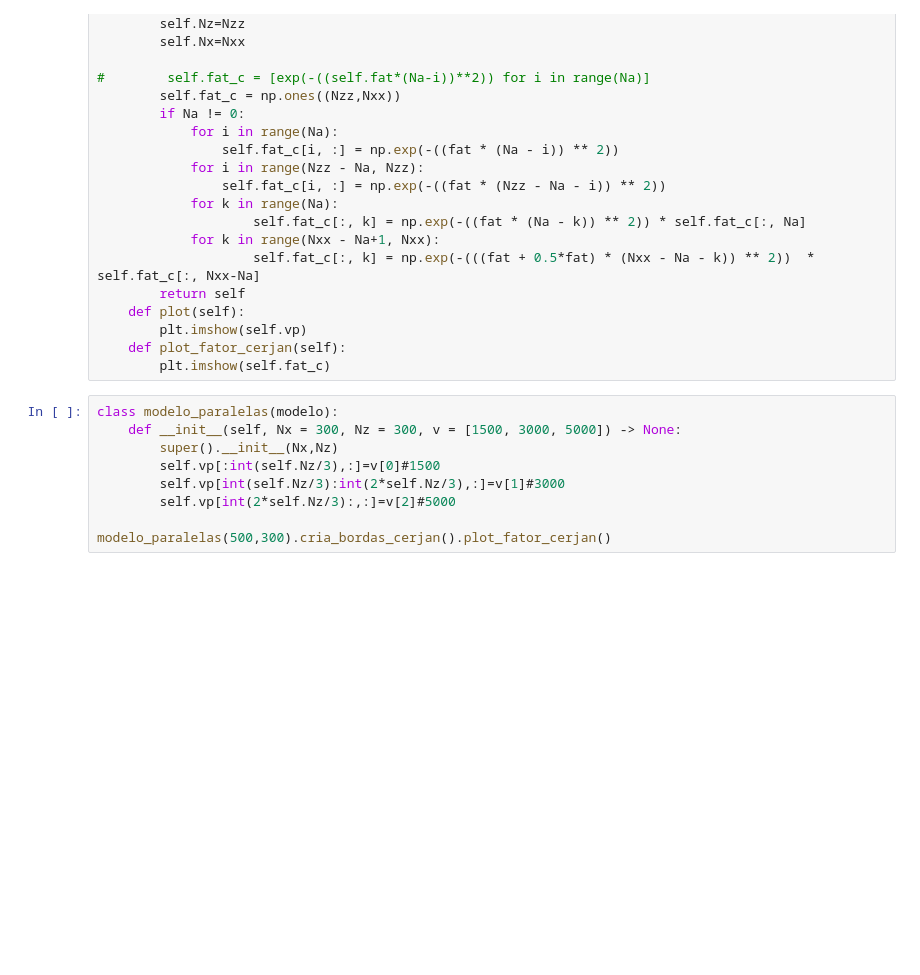
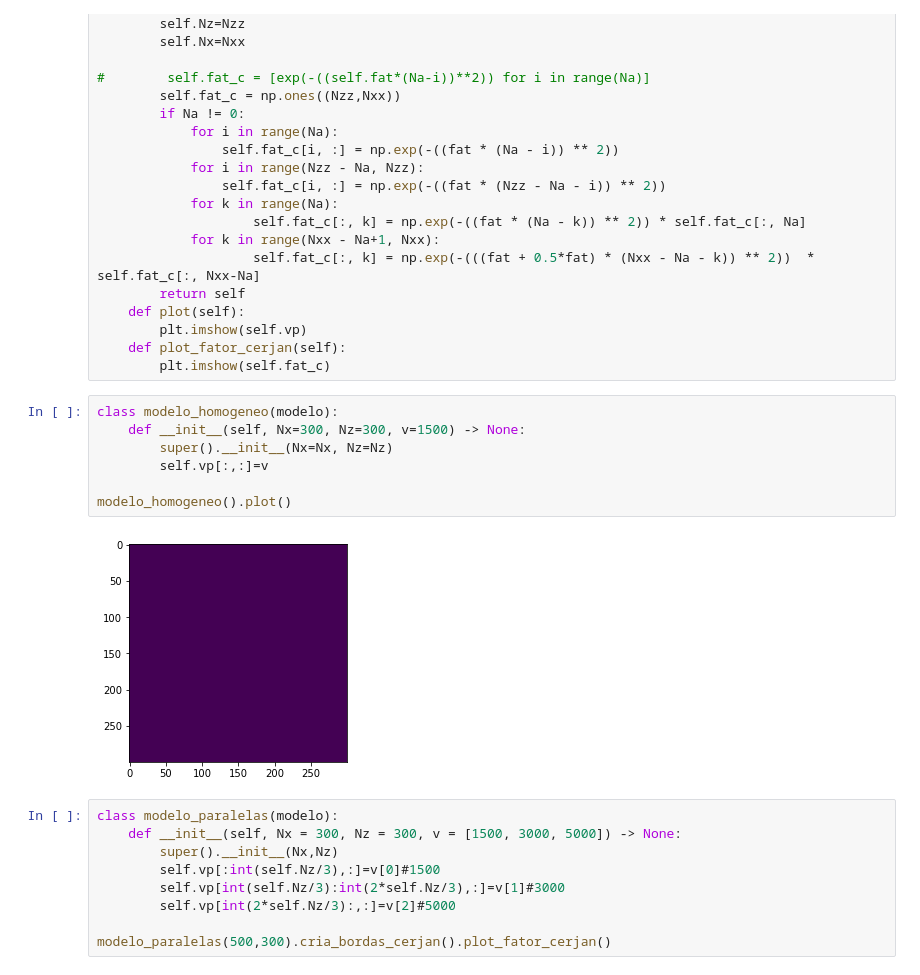
Before and after one commit to thiago-carneiro/mestrado, a Jupyter notebook: procSinais/modelagem.ipynb, the cells around one changed output. Saved outputs shown, nothing was run; the diff lists cells and outputs as text; blank space fills up the shorter version.

```diff
--- a/procSinais/modelagem.ipynb
+++ b/procSinais/modelagem.ipynb
@@ -49,6 +49,15 @@ class modelo():
         plt.imshow(self.vp)
     def plot_fator_cerjan(self):
         plt.imshow(self.fat_c)
+# %%
+class modelo_homogeneo(modelo):
+    def __init__(self, Nx=300, Nz=300, v=1500) -> None:
+        super().__init__(Nx=Nx, Nz=Nz)
+        self.vp[:,:]=v
+
+modelo_homogeneo().plot()
+# %% [output]
+[figure, added]
 # %%
 class modelo_paralelas(modelo):
     def __init__(self, Nx = 300, Nz = 300, v = [1500, 3000, 5000]) -> None:
```
Also changed, not shown: parts of 1 cell of this notebook.
